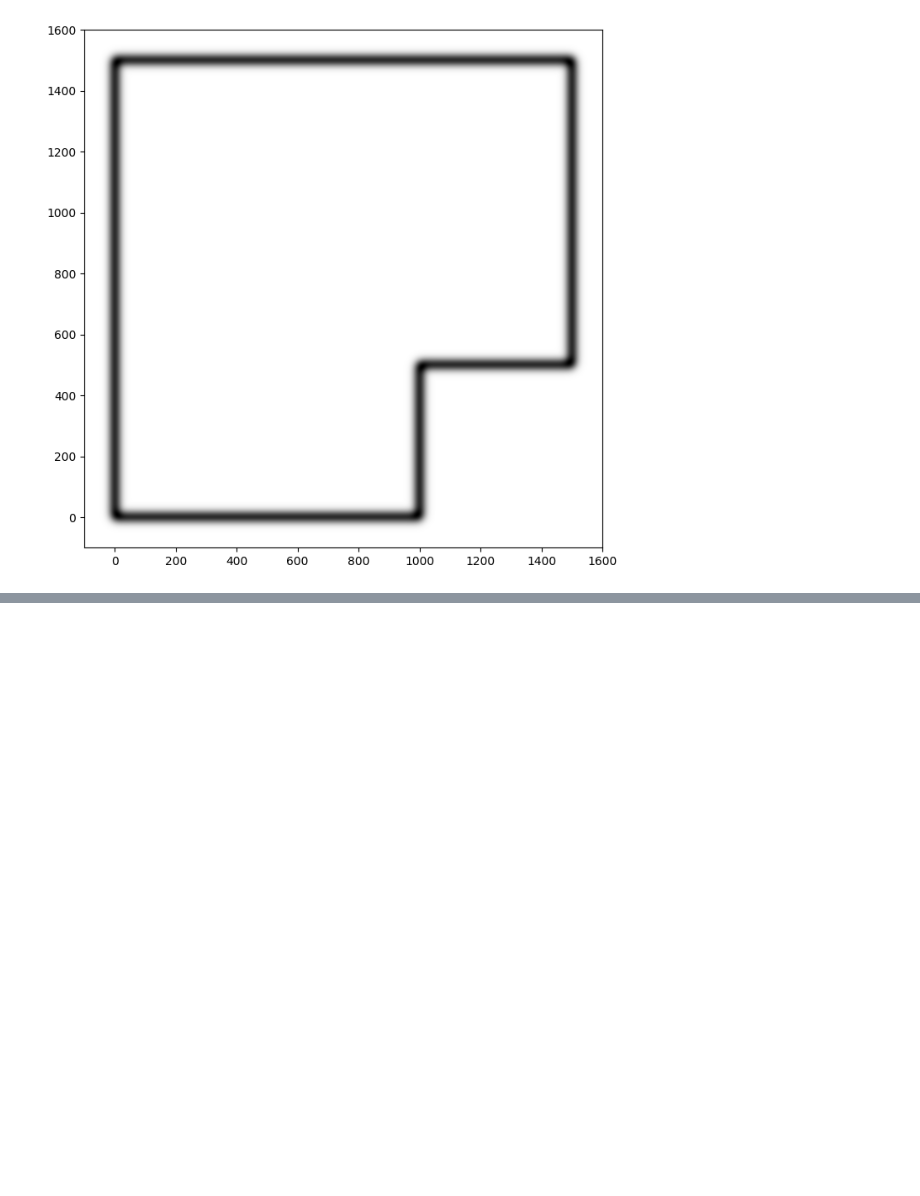
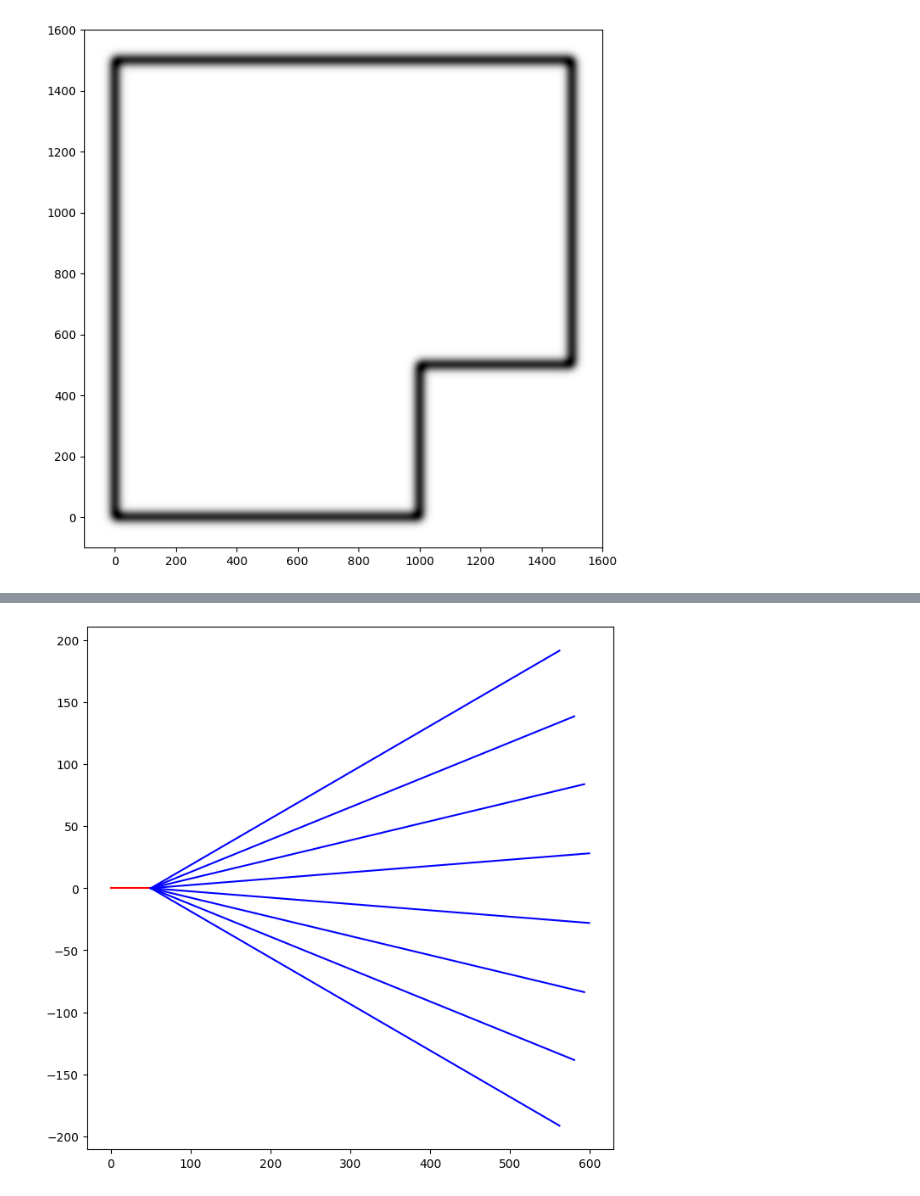
Before and after one commit to PacktPublishing/Learn-Robotics-Programming-3rd-edition, a Jupyter notebook: experiments/boundary_probabilities.ipynb, the cells around one changed output, grey strips where cells are left out. Cells and saved outputs as stored; diff of their text form; code cells hidden in the pictures; blank space fills up the shorter version.

Commit message:
Pose sensor Projection working

```diff
--- a/experiments/boundary_probabilities.ipynb
+++ b/experiments/boundary_probabilities.ipynb
@@ -62,3 +63,7 @@ np.min(normalized_map), np.max(normalized_map)
 [figure]
 # %%
 np.save('../robot/observation_models/distance_map.npy', normalized_map)
+# %%
+model = DistanceObservationModel("../robot/observation_models/distance_map.npy")
+world_positions = np.array([[0, 0], [1705, 1500], [1500, 1200], [400, 400]])
+model.get_probabilities(world_positions)
@@ -64,0 +92,10 @@ np.save('../robot/observation_models/distance_map.npy', normalized_map)
+# %%
+# Draw from the origin to the model forward offset
+plt.figure(figsize=(8, 8))
+plt.plot([0, model.sensor_forward_offset], [0, 0], 'r-')
+# Draw the sensor positions relative to the forward offset
+for sensor_pos in model.relative_sensor_positions:
+    plt.plot([model.sensor_forward_offset, model.sensor_forward_offset + sensor_pos[0]],
+             [0, sensor_pos[1]], 'b-')
+# %% [output]
+[figure, added]
```
Also changed, not shown: parts of 6 cells of this notebook, 2 other files.
